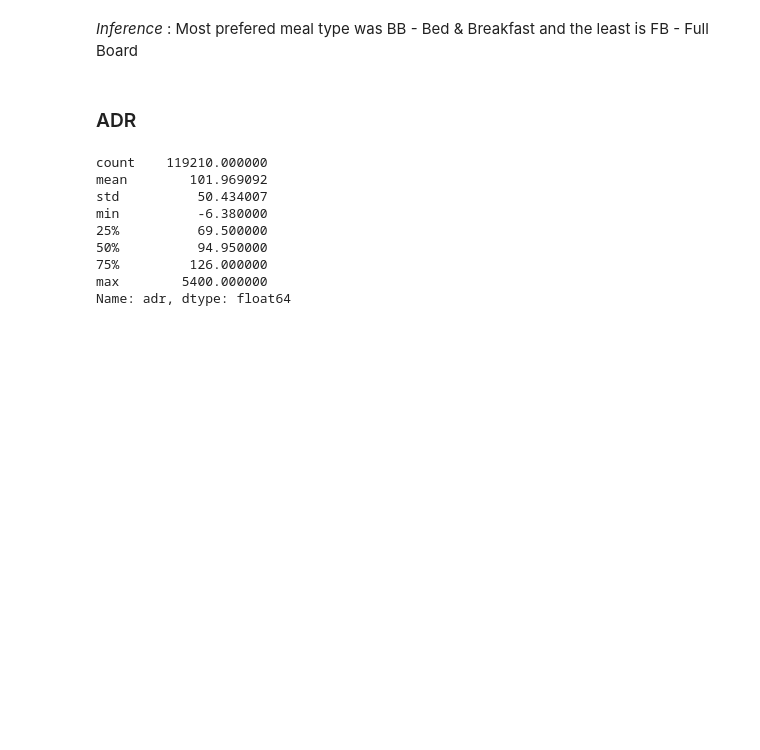
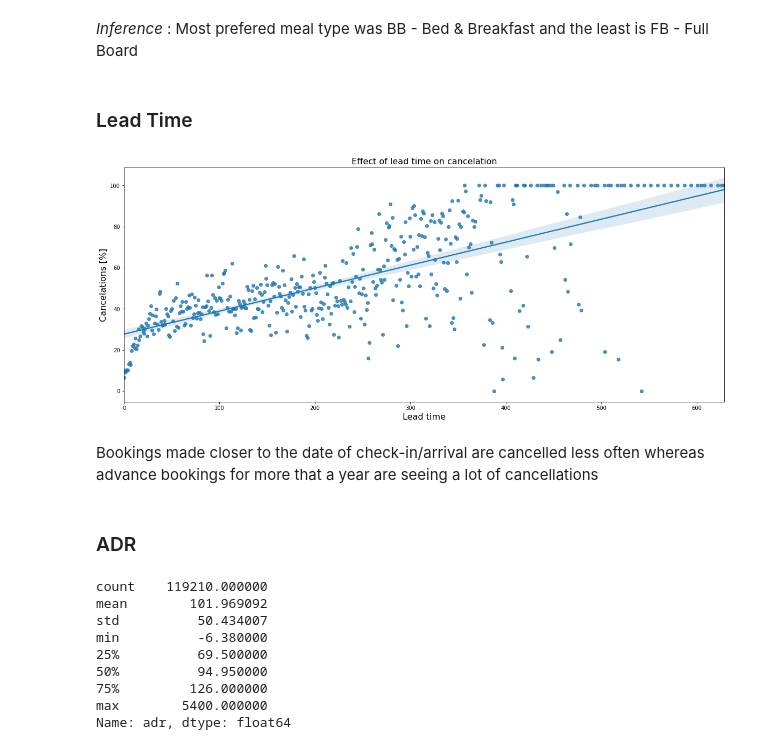
Before and after one commit to Sukruthr/Hotel-Booking-Data-EDA, a Jupyter notebook: EDA_HBD.ipynb, the cells around one changed output. Saved outputs shown, nothing was run; the diff lists cells and outputs as text; code cells hidden in the pictures; blank space fills up the shorter version.

Commit message:
Updated analysis added details regarding lead time

```diff
--- a/EDA_HBD.ipynb
+++ b/EDA_HBD.ipynb
@@ -658,6 +658,29 @@ fig.show()
 [interactive output not drawn]
 # %% [markdown]
 *Inference* : Most prefered meal type was BB - Bed & Breakfast and the least is FB - Full Board
+# %% [markdown]
+### Lead Time
+# %%
+# the effect of lead time on cancellation .
+# Are they affecting each other ? if so how ?
+
+# group data for lead_time:
+lead_cancel_df = df.groupby("lead_time")["is_canceled"].describe()
+
+# use only lead_times wih more than 10 bookings for graph:
+lead_cancel_10 = lead_cancel_df.loc[lead_cancel_df["count"] >= 10]
+
+#show figure:
+plt.figure(figsize=(20, 8))
+sns.regplot(x=lead_cancel_10.index, y=lead_cancel_10["mean"].values * 100)
+plt.title("Effect of lead time on cancelation", fontsize=16)
+plt.xlabel("Lead time", fontsize=16)
+plt.ylabel("Cancelations [%]", fontsize=16)
+plt.show()
+# %% [output]
+[figure, added]
+# %% [markdown]
+Bookings made closer to the date of check-in/arrival are cancelled less often whereas advance bookings for more that a year are seeing a lot of cancellations
 # %% [markdown]
 ### ADR
 # %%
```
Also changed, not shown: parts of 19 cells of this notebook.
